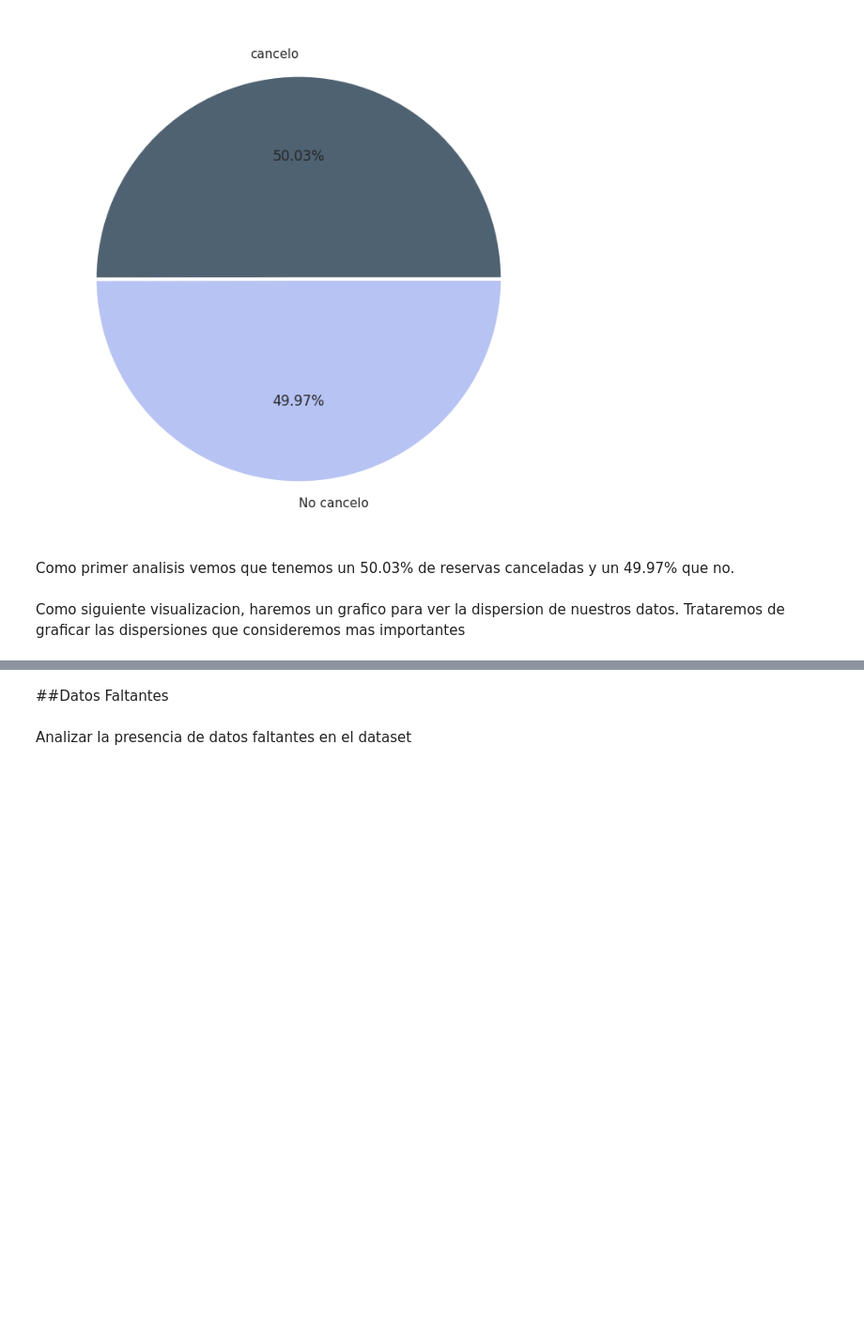
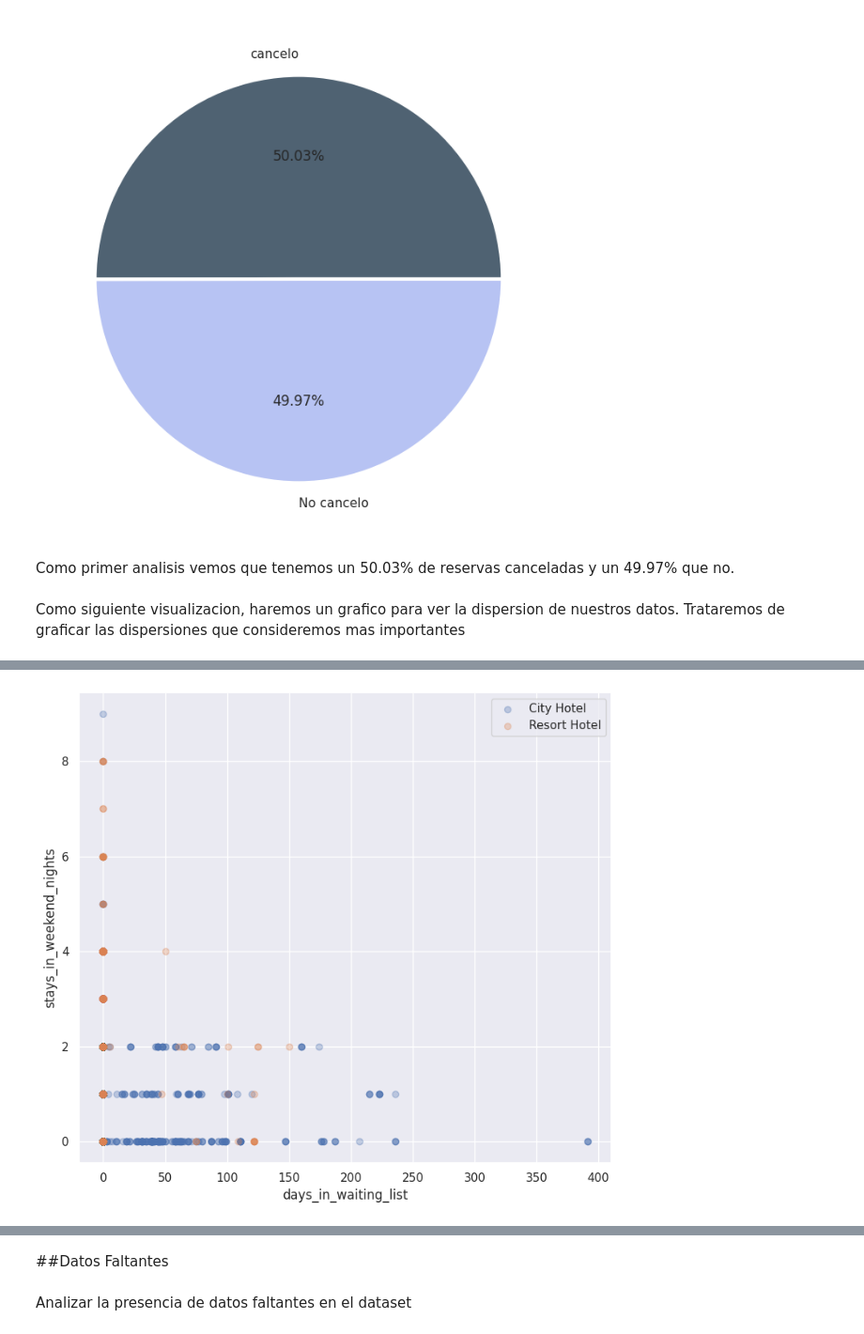
Before and after one commit to franciscoL0pez/TrabajosPracticosOrganizacionDeDatos1C2023, a Jupyter notebook: 7506R_TP1_GRUPO17_CHPX_ENTREGA.ipynb, the cells around one changed output, grey strips where cells are left out. Shown at 94% size. Drawn from its saved outputs; the diff is of its cells as text; code cells hidden in the pictures; blank space fills up the shorter version.

```diff
--- a/7506R_TP1_GRUPO17_CHPX_ENTREGA.ipynb
+++ b/7506R_TP1_GRUPO17_CHPX_ENTREGA.ipynb
@@ -492,0 +453,4 @@ plt.show()
+# %%
+create_scatter(df_hotels_train, "days_in_waiting_list", "stays_in_weekend_nights", "hotel", 0.15)
+# %% [output]
+[figure, added]
```
Also changed, not shown: parts of 24 cells of this notebook.
